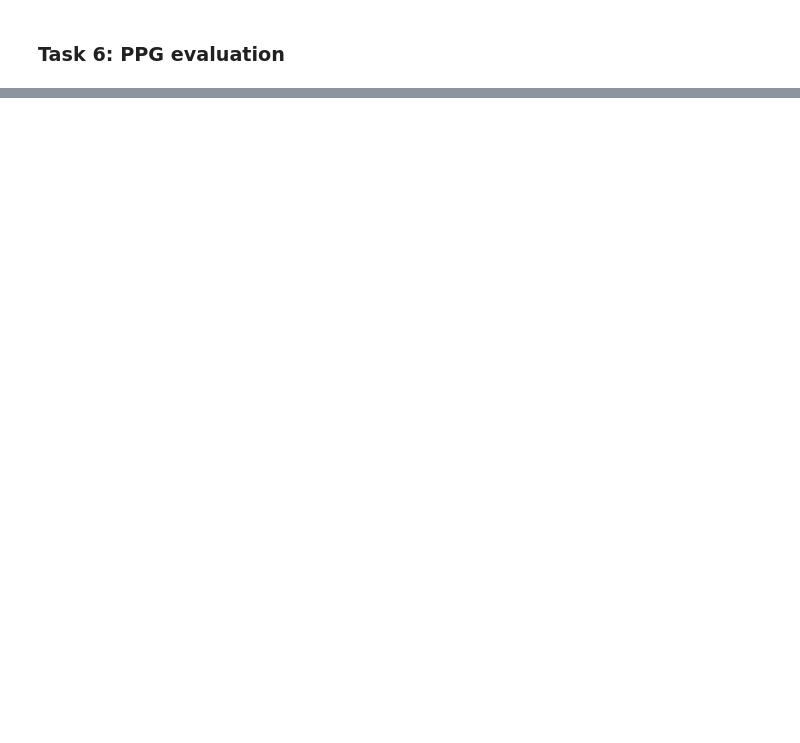
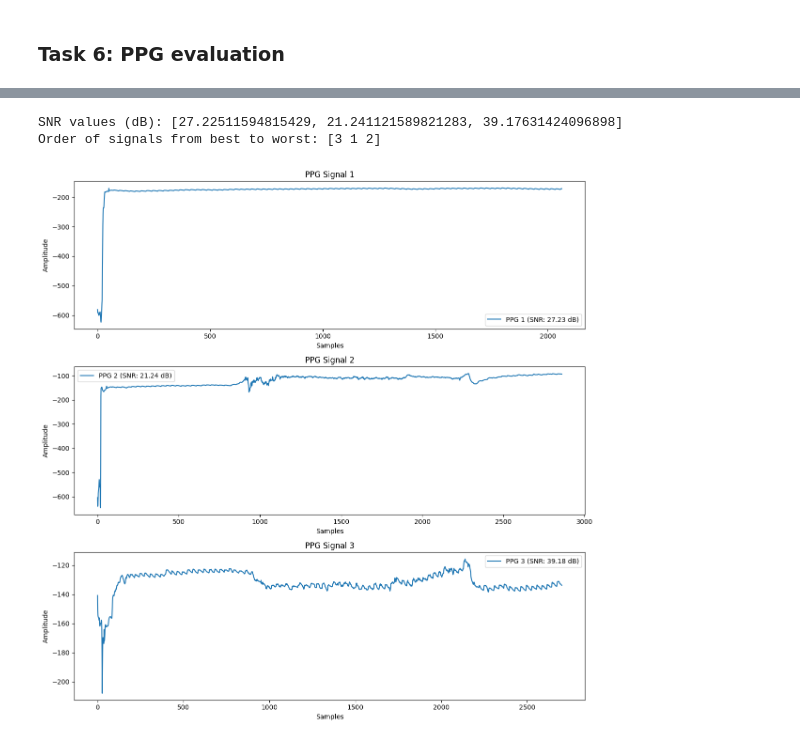
Before and after one commit to dniprocat/Corio-Signal-Processing-Assignment, a Jupyter notebook: ECG-PPG processing.ipynb, the cells around one changed output, grey strips where cells are left out. Drawn from its saved outputs; the diff is of its cells as text; code cells hidden in the pictures; blank space fills up the shorter version.

```diff
--- a/ECG-PPG processing.ipynb
+++ b/ECG-PPG processing.ipynb
@@ -528,0 +481,48 @@ Order of signals from best to worst: [3 1 2]
+# %%
+noise_ppg1 = extract_noise(ppg1)
+noise_ppg2 = extract_noise(ppg2)
+noise_ppg3 = extract_noise(ppg3)
+
+# Calculate SNR for each PPG signal
+snr_ppg1 = calculate_snr(ppg1, noise_ppg1)
+snr_ppg2 = calculate_snr(ppg2, noise_ppg2)
+snr_ppg3 = calculate_snr(ppg3, noise_ppg3)
+
+# Order the signals from best to worst based on SNR
+snr_values = [snr_ppg1, snr_ppg2, snr_ppg3]
+ordered_indices = np.argsort(snr_values)[::-1]  # Descending order
+
+# Output the results
+print("SNR values (dB):", snr_values)
+print("Order of signals from best to worst:", ordered_indices + 1)  # +1 to match signal number
+
+# Plotting for verification (optional)
+plt.figure(figsize=(12, 12))
+
+plt.subplot(3, 1, 1)
+plt.plot(ppg1, label=f'PPG 1 (SNR: {snr_ppg1:.2f} dB)')
+plt.legend()
+plt.xlabel('Samples')
+plt.ylabel('Amplitude')
+plt.title('PPG Signal 1')
+
+plt.subplot(3, 1, 2)
+plt.plot(ppg2, label=f'PPG 2 (SNR: {snr_ppg2:.2f} dB)')
+plt.legend()
+plt.xlabel('Samples')
+plt.ylabel('Amplitude')
+plt.title('PPG Signal 2')
+
+plt.subplot(3, 1, 3)
+plt.plot(ppg3, label=f'PPG 3 (SNR: {snr_ppg3:.2f} dB)')
+plt.legend()
+plt.xlabel('Samples')
+plt.ylabel('Amplitude')
+plt.title('PPG Signal 3')
+
+plt.tight_layout()
+plt.show()
+# %% [output]
+SNR values (dB): [27.22511594815429, 21.241121589821283, 39.17631424096898]
+Order of signals from best to worst: [3 1 2]
+[figure, added]
```
Also changed, not shown: parts of 17 cells of this notebook.
